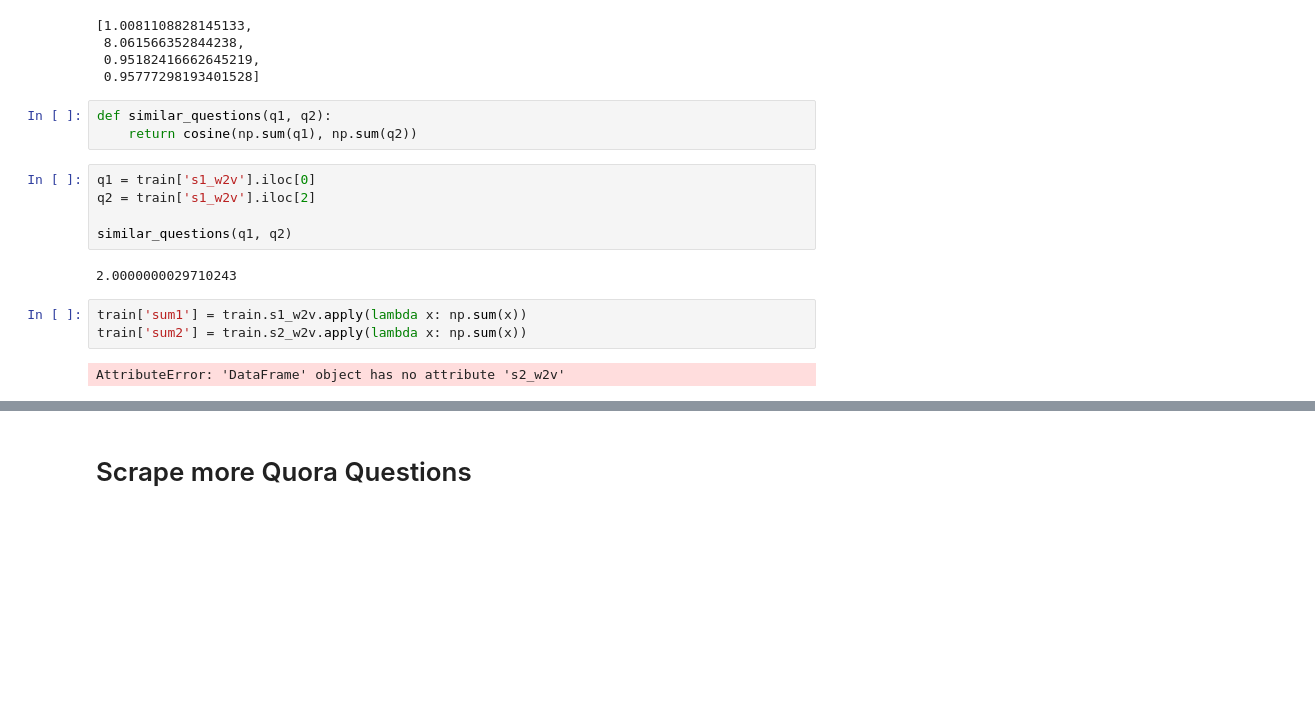
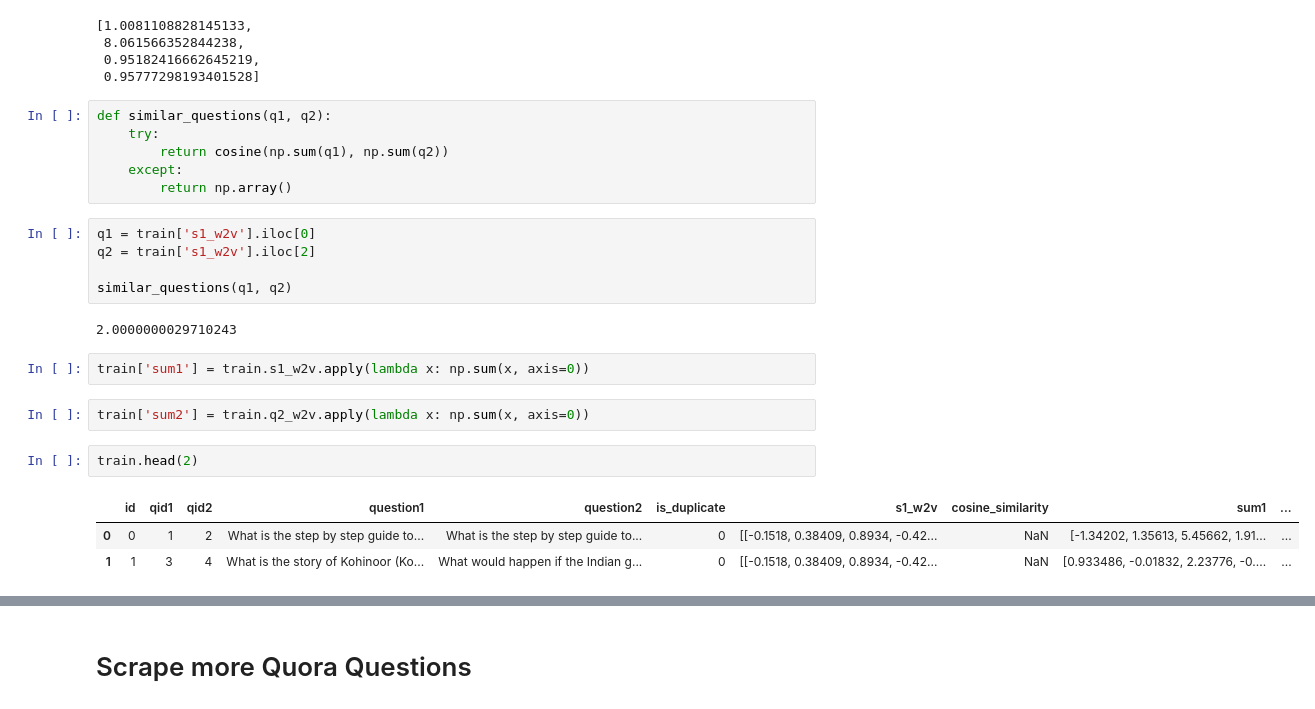
Before and after one commit to ingrid88/quora_kaggle, a Jupyter notebook: Quora Pairs.ipynb, the cells around one changed output, grey strips where cells are left out. Cells and saved outputs as stored; diff of their text form; blank space fills up the shorter version.

```diff
--- a/Quora Pairs.ipynb
+++ b/Quora Pairs.ipynb
@@ -134,7 +126,10 @@ map(compute_distance('valiant', 'president'), [
  0.95777298193401528]
 # %%
 def similar_questions(q1, q2):
-    return cosine(np.sum(q1), np.sum(q2))
+    try:
+        return cosine(np.sum(q1), np.sum(q2))
+    except:
+        return np.array()
 # %%
 q1 = train['s1_w2v'].iloc[0]
 q2 = train['s1_w2v'].iloc[2]
@@ -143,7 +138,12 @@ similar_questions(q1, q2)
 # %% [output]
 2.0000000029710243
 # %%
-train['sum1'] = train.s1_w2v.apply(lambda x: np.sum(x))
-train['sum2'] = train.s2_w2v.apply(lambda x: np.sum(x))
+train['sum1'] = train.s1_w2v.apply(lambda x: np.sum(x, axis=0))
-# %% [output]
-AttributeError: 'DataFrame' object has no attribute 's2_w2v'
+# %%
+train['sum2'] = train.q2_w2v.apply(lambda x: np.sum(x, axis=0))
+# %%
+train.head(2)
+# %% [output]
+|  | id | qid1 | qid2 | question1 | question2 | is_duplicate | s1_w2v | cosine_similarity | sum1 | ... |
+| 0 | 0 | 1 | 2 | What is the step by step guide to... | What is the step by step guide to... | 0 | [[-0.1518, 0.38409, 0.8934, -0.42... | NaN | [-1.34202, 1.35613, 5.45662, 1.91... | ... |
+| 1 | 1 | 3 | 4 | What is the story of Kohinoor (Ko... | What would happen if the Indian g... | 0 | [[-0.1518, 0.38409, 0.8934, -0.42... | NaN | [0.933486, -0.01832, 2.23776, -0.... | ... |
```
Also changed, not shown: parts of 9 cells of this notebook.
